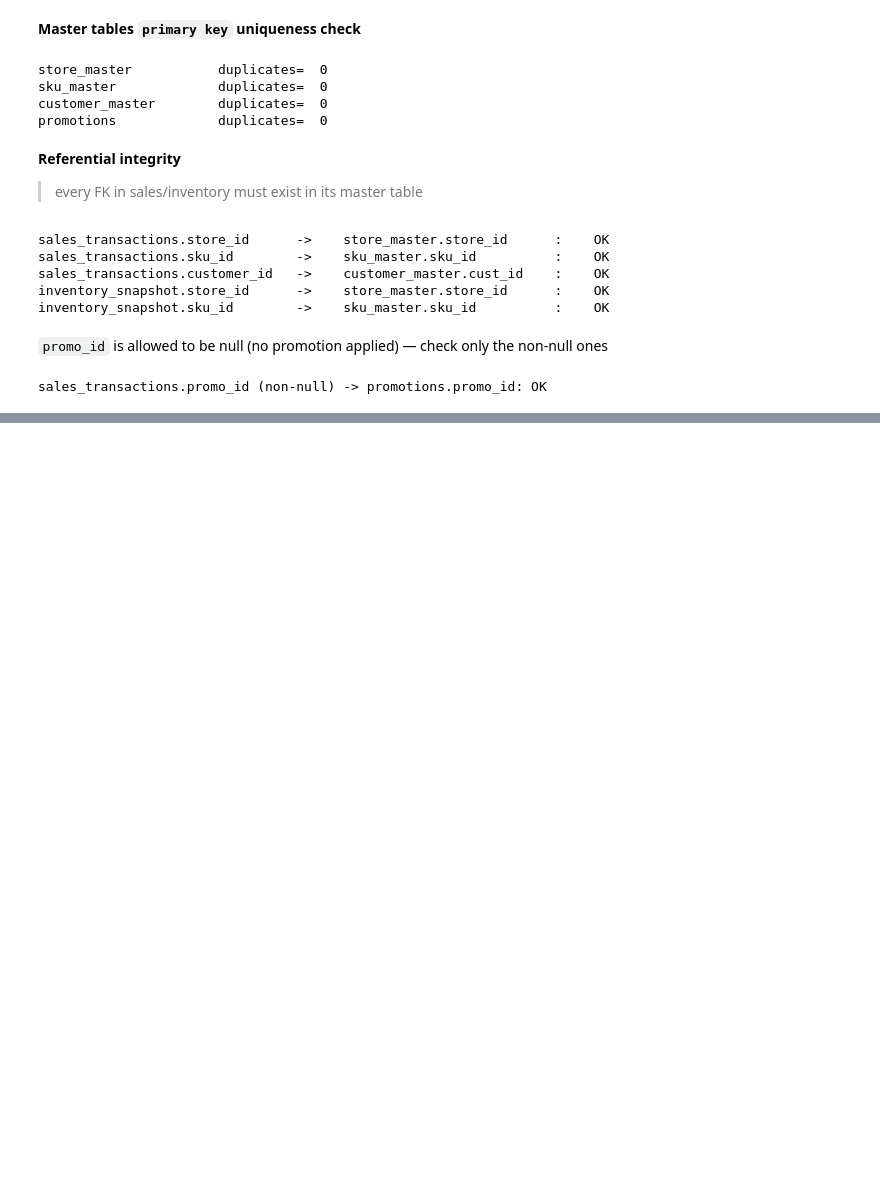
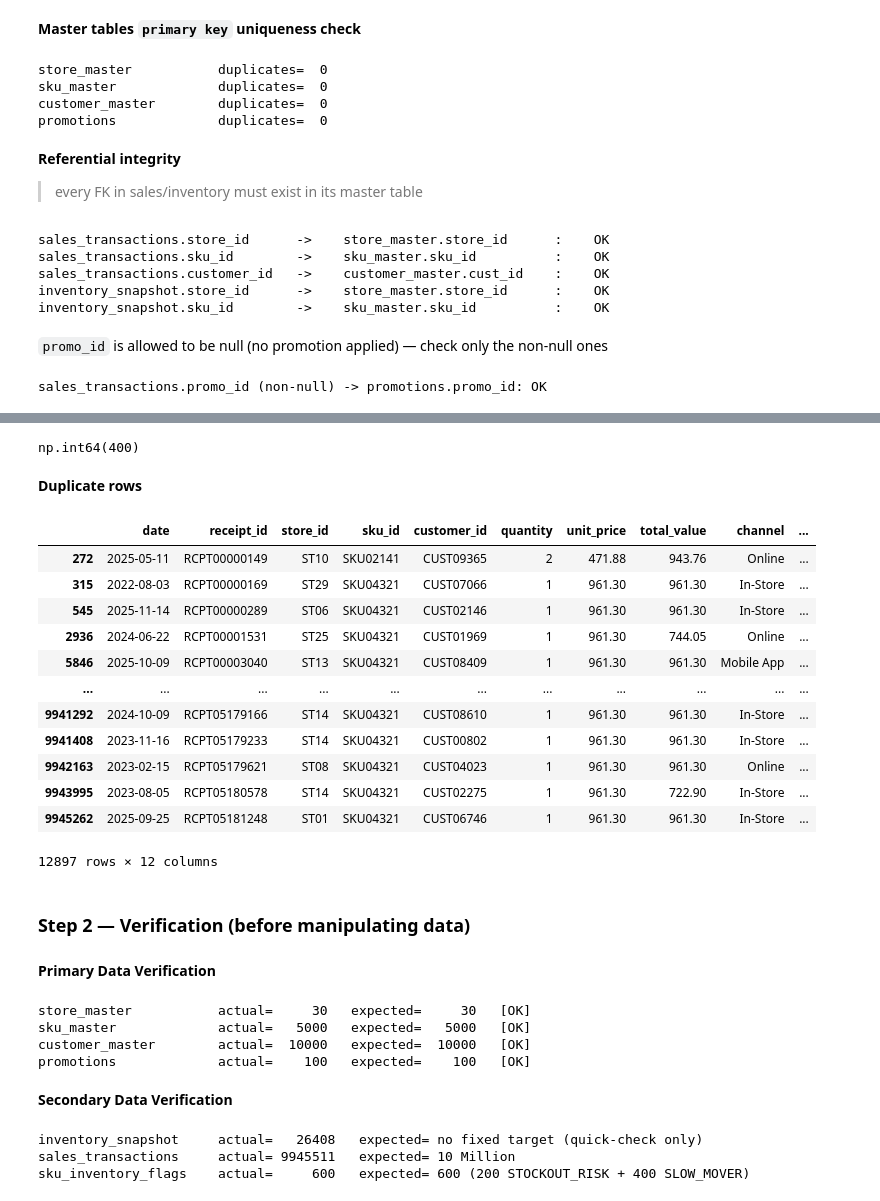
Before and after one commit to Rayyan-DevSpace/Zidio-Data-Science-Analytics-Internship, a Jupyter notebook: 01_EDA_&_Data_Preparation.ipynb, the cells around one changed output, grey strips where cells are left out. Saved outputs shown, nothing was run; the diff lists cells and outputs as text; code cells hidden in the pictures; blank space fills up the shorter version.

```diff
--- a/01_EDA_&_Data_Preparation.ipynb
+++ b/01_EDA_&_Data_Preparation.ipynb
@@ -479,0 +544,9 @@ sales_transactions.promo_id (non-null) -> promotions.promo_id: OK
+# %%
+# df['sales_transactions']['promo_id'].fillna("NO_PROMO", inplace=True)
+df['sales_transactions']['promo_id'].fillna("NO_PROMO")
+
+df['sales_transactions']['promo_applied'] = df['sales_transactions']['promo_id'] != "NO_PROMO"
+# %%
+df['sku_inventory_flags']['window_start'].isna().sum()
+# %% [output]
+np.int64(400)
@@ -479,0 +557,58 @@ sales_transactions.promo_id (non-null) -> promotions.promo_id: OK
+# %% [markdown]
+**Duplicate rows**
+# %%
+df['sales_transactions'][df['sales_transactions'].duplicated()]
+# %% [output]
+|  | date | receipt_id | store_id | sku_id | customer_id | quantity | unit_price | total_value | channel | ... |
+| 272 | 2025-05-11 | RCPT00000149 | ST10 | SKU02141 | CUST09365 | 2 | 471.88 | 943.76 | Online | ... |
+| 315 | 2022-08-03 | RCPT00000169 | ST29 | SKU04321 | CUST07066 | 1 | 961.30 | 961.30 | In-Store | ... |
+| 545 | 2025-11-14 | RCPT00000289 | ST06 | SKU04321 | CUST02146 | 1 | 961.30 | 961.30 | In-Store | ... |
+| 2936 | 2024-06-22 | RCPT00001531 | ST25 | SKU04321 | CUST01969 | 1 | 961.30 | 744.05 | Online | ... |
+| 5846 | 2025-10-09 | RCPT00003040 | ST13 | SKU04321 | CUST08409 | 1 | 961.30 | 961.30 | Mobile App | ... |
+| ... | ... | ... | ... | ... | ... | ... | ... | ... | ... | ... |
+| 9941292 | 2024-10-09 | RCPT05179166 | ST14 | SKU04321 | CUST08610 | 1 | 961.30 | 961.30 | In-Store | ... |
+| 9941408 | 2023-11-16 | RCPT05179233 | ST14 | SKU04321 | CUST00802 | 1 | 961.30 | 961.30 | In-Store | ... |
+| 9942163 | 2023-02-15 | RCPT05179621 | ST08 | SKU04321 | CUST04023 | 1 | 961.30 | 961.30 | Online | ... |
+| 9943995 | 2023-08-05 | RCPT05180578 | ST14 | SKU04321 | CUST02275 | 1 | 961.30 | 722.90 | In-Store | ... |
+| 9945262 | 2025-09-25 | RCPT05181248 | ST01 | SKU04321 | CUST06746 | 1 | 961.30 | 961.30 | In-Store | ... |
+12897 rows × 12 columns
+# %% [markdown]
+### **Step 2 — Verification (before manipulating data)**
+# %% [markdown]
+**Primary Data Verification**
+# %%
+expected_rows = {
+    "store_master": 30,
+    "sku_master": 5000,
+    'customer_master': 10000,
+    'promotions': 100,
+}
+
+for name, expected in expected_rows.items():
+    actual = len(df[name])
+    # status = "OK" if actual == expected else "MISMATCH"
+    status = "Unknown"
+    if actual == expected:
+      status = "OK"
+      print(f"{name:20s}   actual={actual:>7}   expected={expected:>7}   [{status}]")
+    elif actual > expected:
+      status = "EXCESS"
+      print(f"{name:20s}   actual={actual:>7}   expected={expected:>7}  [{status}]")
+    else:
+      status = "MISMATCH"
+      print(f"{name:20s}   actual={actual:>7}   expected={expected:>7}  [{status}]")
+# %% [output]
+store_master           actual=     30   expected=     30   [OK]
+sku_master             actual=   5000   expected=   5000   [OK]
+customer_master        actual=  10000   expected=  10000   [OK]
+promotions             actual=    100   expected=    100   [OK]
+# %% [markdown]
+**Secondary Data Verification**
+# %%
+print(f"{'inventory_snapshot':20s}   actual={len(df['inventory_snapshot']):>8}   expected= no fixed target (quick-check only)")
+print(f"{'sales_transactions':20s}   actual={len(df['sales_transactions']):>8}   expected= 10 Million")
+print(f"{'sku_inventory_flags':20s}   actual={len(df['sku_inventory_flags']):>8}   expected= 600 (200 STOCKOUT_RISK + 400 SLOW_MOVER)")
+# %% [output]
+inventory_snapshot     actual=   26408   expected= no fixed target (quick-check only)
+sales_transactions     actual= 9945511   expected= 10 Million
+sku_inventory_flags    actual=     600   expected= 600 (200 STOCKOUT_RISK + 400 SLOW_MOVER)
```
Also changed, not shown: parts of 17 cells of this notebook, 2 other files.
